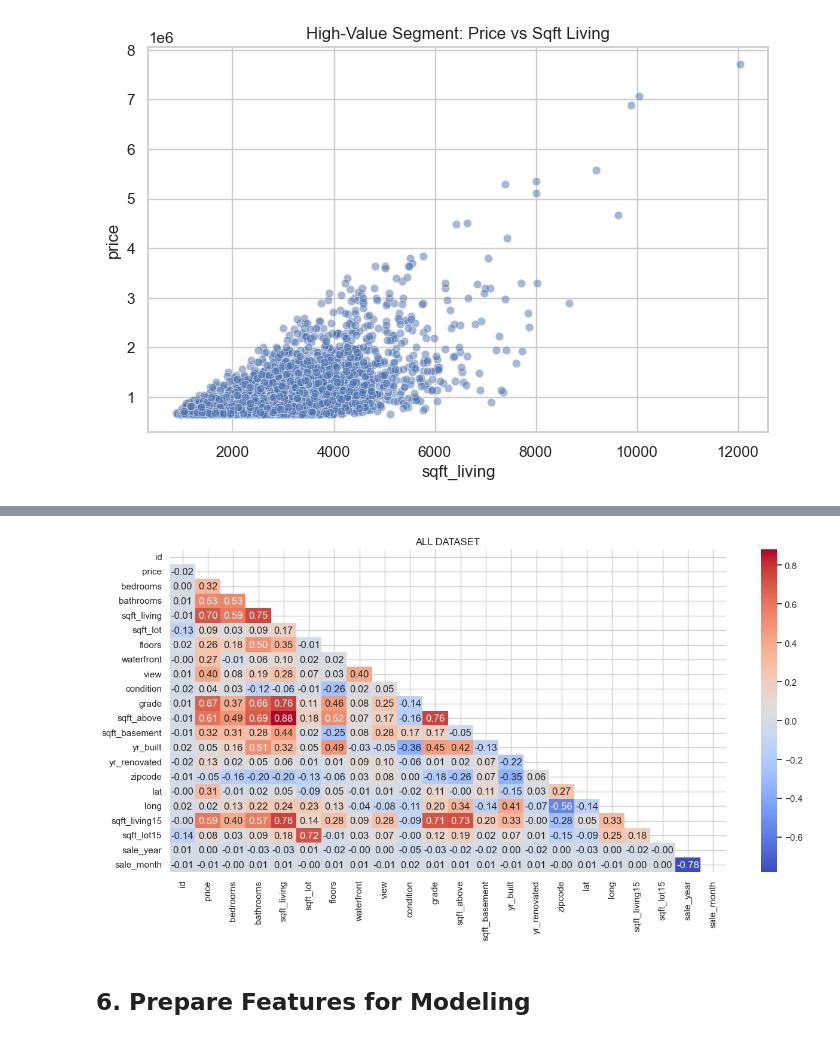
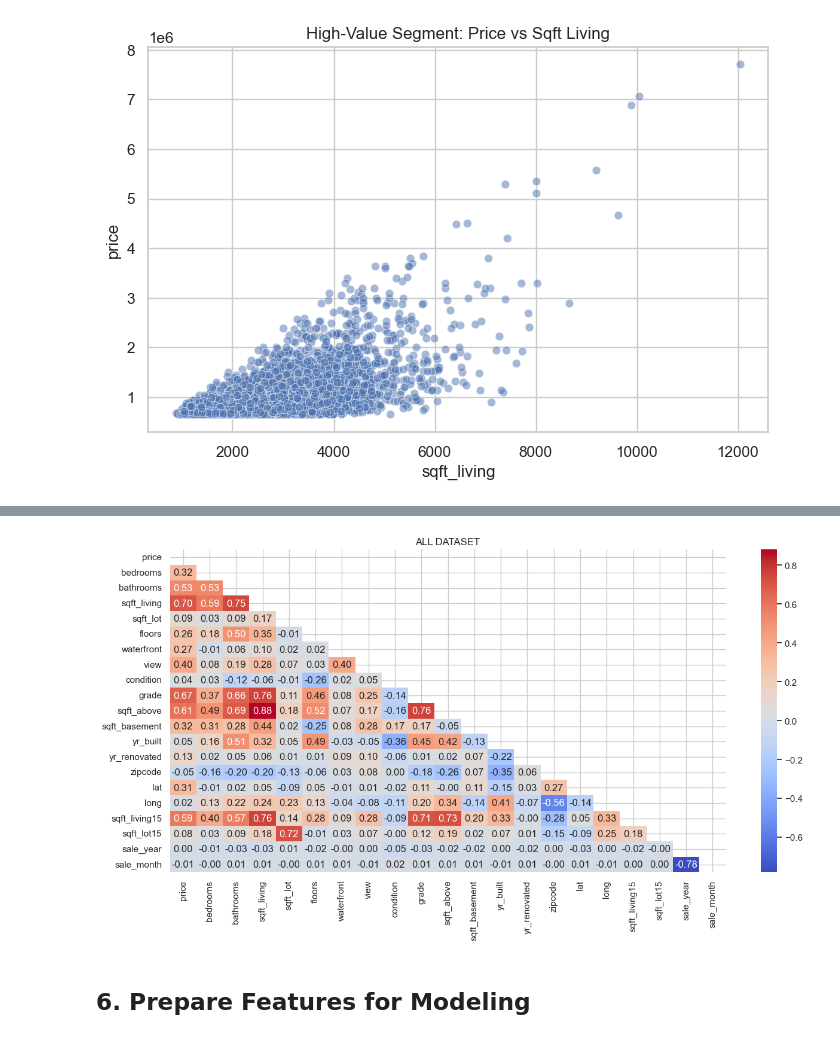
Before and after one commit to brunojrg/house-prices-project, a Jupyter notebook: Notebooks/EDA.ipynb, the cells around one changed output, grey strips where cells are left out. Saved outputs shown, nothing was run; the diff lists cells and outputs as text; code cells hidden in the pictures.

```diff
--- a/Notebooks/EDA.ipynb
+++ b/Notebooks/EDA.ipynb
@@ -519,14 +514,14 @@ plt.show()
 # %%
-correlation_matrix = round(df_model[df_model.columns].corr(),2)
+correlation_matrix = round(df_model[df_model.columns].drop('id', axis=1).corr(),2)
 
 mask = np.triu(np.ones_like(correlation_matrix, dtype=bool))
 plt.figure(figsize=(15, 7))
 sns.heatmap(correlation_matrix, mask=mask, annot=True, cmap="coolwarm", fmt=".2f")
 
 plt.title("ALL DATASET")
 plt.show()
 # %% [output]
-[figure, old version]
+[figure, new version]
 # %% [markdown]
 ## 6. Prepare Features for Modeling
 # %%
```
Also changed, not shown: parts of 22 cells of this notebook.
